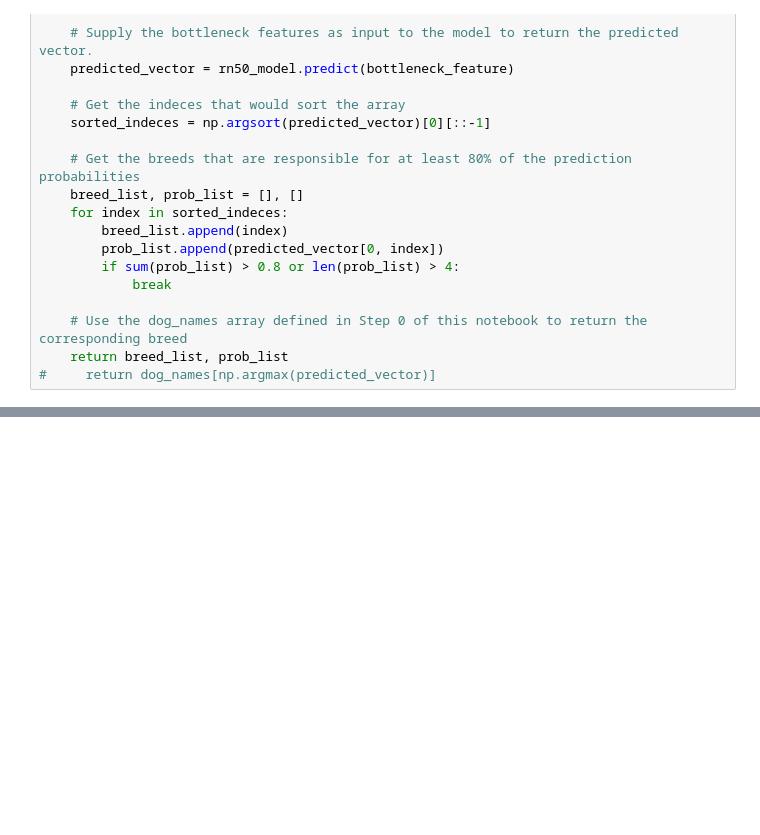
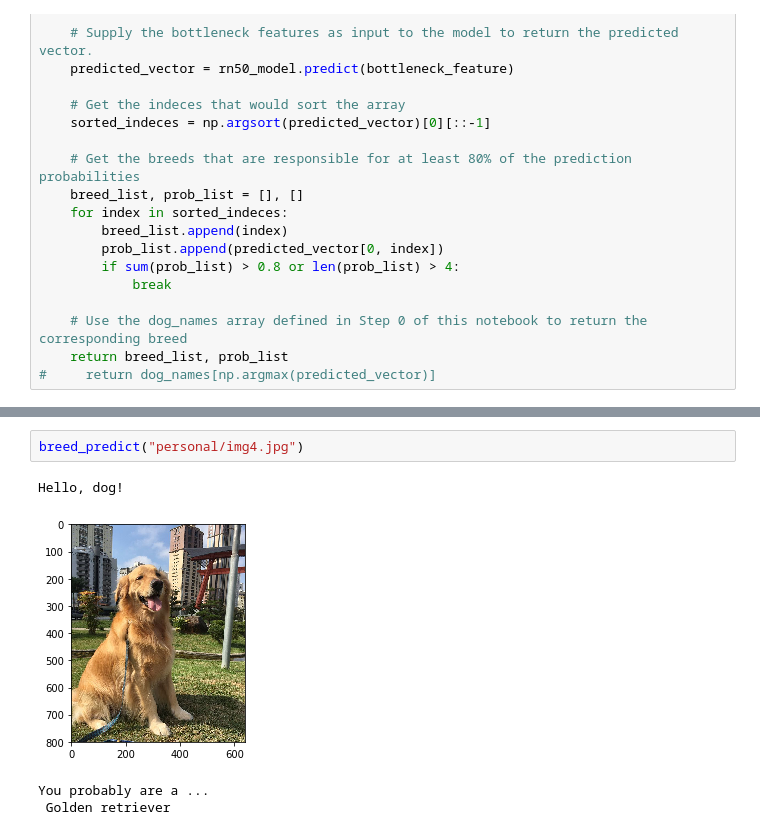
Before and after one commit to camilabga/machine-learning, a Jupyter notebook: dog-project/dog_app.ipynb, the cells around one changed output, grey strips where cells are left out. Cells and saved outputs as stored; diff of their text form; blank space fills up the shorter version.

```diff
--- a/dog-project/dog_app.ipynb
+++ b/dog-project/dog_app.ipynb
@@ -813,0 +852,7 @@ OSError: cannot identify image file 'myImages/img1.jpg'
+# %%
+breed_predict("personal/img4.jpg")
+# %% [output]
+Hello, dog!
+[figure, added]
+You probably are a ...
+ Golden retriever
```
Also changed, not shown: parts of 13 cells of this notebook.
